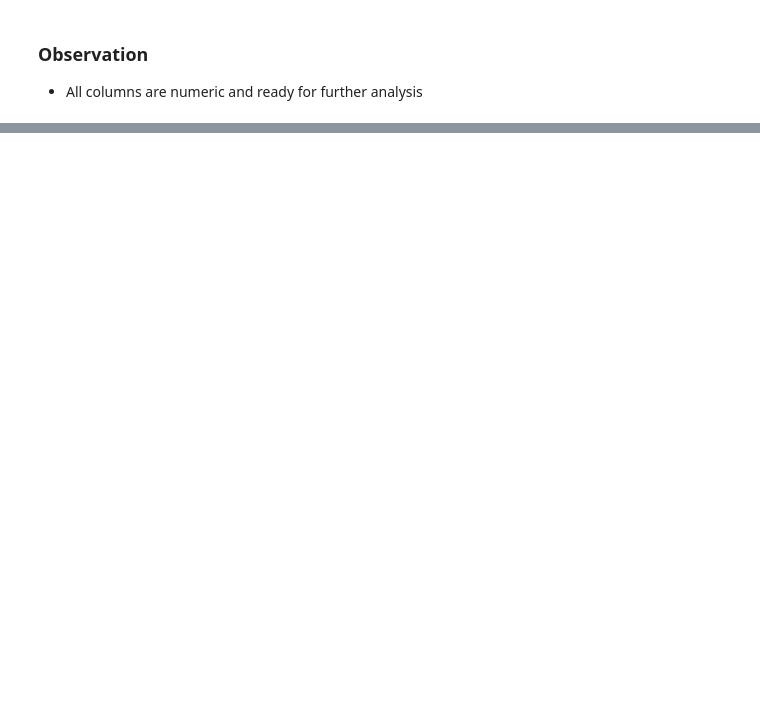
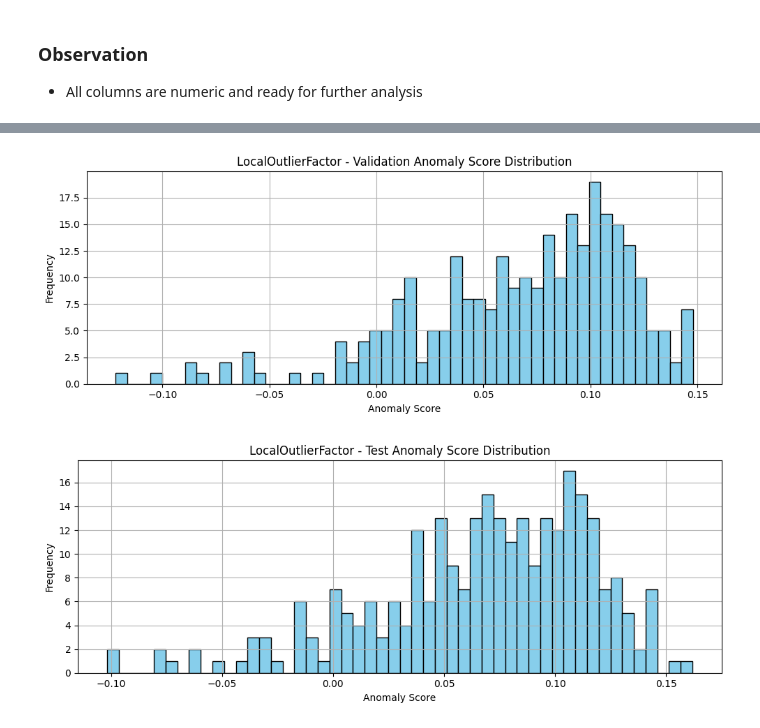
Before and after one commit to SeahChenKhoon/edge-telemetry-anomaly-detection, a Jupyter notebook: EDA.ipynb, the cells around one changed output, grey strips where cells are left out. Saved outputs shown, nothing was run; the diff lists cells and outputs as text; code cells hidden in the pictures; blank space fills up the shorter version.

```diff
--- a/EDA.ipynb
+++ b/EDA.ipynb
@@ -330,0 +498,9 @@ SyntaxError: invalid syntax (2999143993.py, line 2)
+# %%
+# Define LOF model with novelty=True for prediction on new data
+lof_model = LocalOutlierFactor(n_neighbors=20, contamination=0.1, novelty=True)
+
+val_anomalies, val_scores = evaluate_unsupervised_model(lof_model, X_train, X_val, split_name="Validation")
+test_anomalies, test_scores = evaluate_unsupervised_model(lof_model, X_train, X_test, split_name="Test")
+# %% [output]
+[figure, added]
+[figure, added]
```
Also changed, not shown: parts of 35 cells of this notebook.
